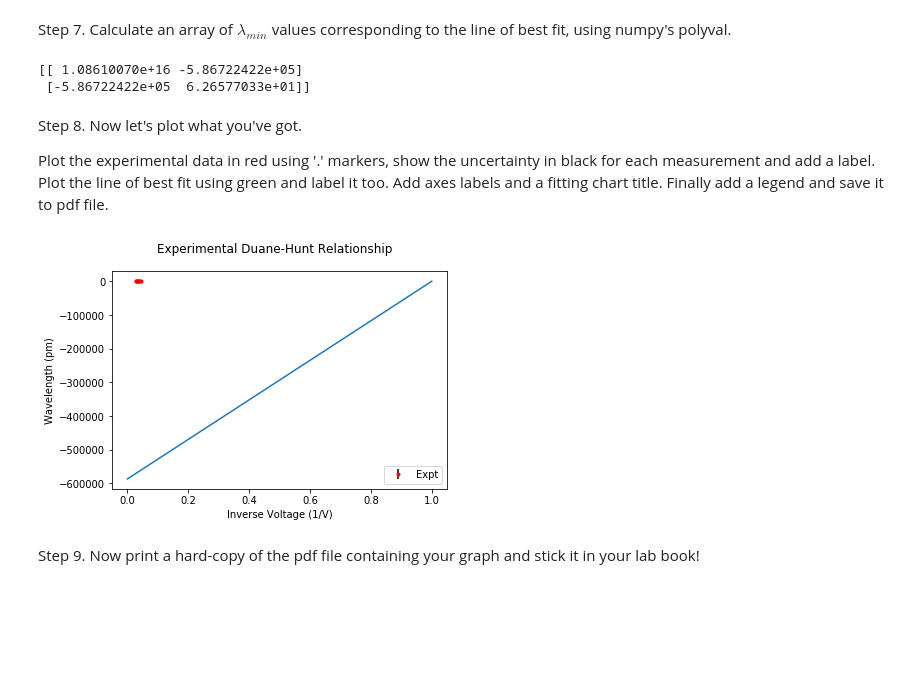
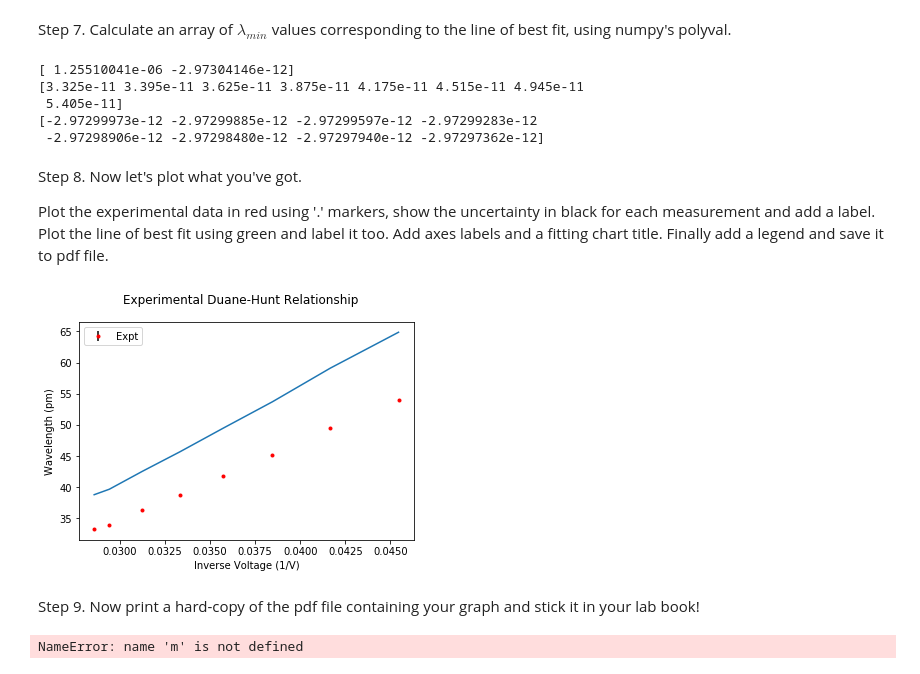
Before and after one commit to CameronFurlong/Lab_Code, a Jupyter notebook: DuaneHuntRelation_DeterminingPlancksConstant-SV.ipynb, the cells around one changed output. Saved outputs shown, nothing was run; the diff lists cells and outputs as text; code cells hidden in the pictures; blank space fills up the shorter version.

```diff
--- a/DuaneHuntRelation_DeterminingPlancksConstant-SV.ipynb
+++ b/DuaneHuntRelation_DeterminingPlancksConstant-SV.ipynb
@@ -15,9 +15,9 @@ import matplotlib.pyplot as plt
 Step 2. Enter your experimental measurements into three 1-d numpy arrays; voltages, minLambda and deltaLambda. Make sure each of these 1-d arrays has the same number of entries as each other.
 # %%
 #enter your experimental measurements for voltage in kV
-voltages=np.array([35.,34.,32.,30.,28.,26.,24.,22.])
+voltages=np.array([35000.,34000.,32000.,30000.,28000.,26000.,24000.,22000.])
 #enter your experimental measurements for the minimum wavelength in pm
-minLambda=np.array([33.25,33.95,36.25,38.75,41.75,45.15,49.45,54.05])
+minLambda=np.array([33.25*1e-12,33.95*1e-12,36.25*1e-12,38.75*1e-12,41.75*1e-12,45.15*1e-12,49.45*1e-12,54.05*1e-12])
 #enter your estimate of the uncertainty in the minimum wavelength measurements in pm
 deltaLambda=np.array([0.15,0.05,0.05,0.15,0.15,0.05,0.05,0.15])
 #Assuming your uncertainty estimates are the 95% confidence interval for a Gaussian distribution (2sigma),
@@ -25,6 +25,6 @@ deltaLambda=np.array([0.15,0.05,0.05,0.15,0.15,0.05,0.05,0.15])
 sigmaLambda=deltaLambda/2.0
 
 
-plt.plot(minLambda,voltages)
+plt.plot(1./voltages,minLambda)
 # %% [output]
 [<matplotlib.lines.Line2D at 0x...>]
@@ -52,7 +51,7 @@ print(linearParam)
 # %% [output]
 [1255.10040534   -2.97304146]
 # %%
-linearParam,covParam=np.polyfit(1./voltages, minLambda,1,w=1/sigmaLambda,cov=True)
-
+linearParam,covParam=np.polyfit(1./(voltages*1e-3), minLambda,1,w=1./sigmaLambda,cov=True)
+print(linearParam)
 print(covParam)
 # %% [output]
@@ -117,12 +117,16 @@ Uncertainty in h_estimate=5.814583109225516e-27
 Step 7. Calculate an array of $\lambda_{min}$ values corresponding to the line of best fit, using numpy's polyval.
 # %%
 #Complete the polyval command
-lambda_linFit=np.polyval(minLambda, covParam)
-
+lambda_linFit=np.polyval(linearParam,minLambda)
+print(linearParam)
+print(minLambda)
 print(lambda_linFit)
 # %% [output]
-[[ 1.08610070e+16 -5.86722422e+05]
- [-5.86722422e+05  6.26577033e+01]]
+[ 1.25510041e-06 -2.97304146e-12]
+[3.325e-11 3.395e-11 3.625e-11 3.875e-11 4.175e-11 4.515e-11 4.945e-11
+ 5.405e-11]
+[-2.97299973e-12 -2.97299885e-12 -2.97299597e-12 -2.97299283e-12
+ -2.97298906e-12 -2.97298480e-12 -2.97297940e-12 -2.97297362e-12]
 # %% [markdown]
 Step 8. Now let's plot what you've got.
 
@@ -130,21 +134,25 @@ Plot the experimental data in red using '.' markers, show the uncertainty in bla
 # %%
 #plot experimental data showing uncertainty as error bars
 plt.errorbar(1.0/voltages,minLambda,yerr=deltaLambda,linestyle='none',marker='.',c='r',ecolor='k',label='Expt')
 #plot line of best fit data just as a line and add an appropriate label
-plt.plot(lambda_linFit[1])
+plt.plot(1./(voltages),lambda_linFit)
 #add x axis label
 plt.xlabel('Inverse Voltage (1/V)')
 #add y axis label
 plt.ylabel ('Wavelength (pm)')
 #add appropriate title
 plt.suptitle ('Experimental Duane-Hunt Relationship')
 #add legend
 plt.legend()
 #Now set an appropriate file name to save it to file.
 plt.savefig("myplot.pdf",dpi=300,orientation="landscape")
 # %% [output]
-[figure, old version]
+[figure, new version]
 # %% [markdown]
 Step 9. Now print a hard-copy of the pdf file containing your graph and stick it in your lab book!
 # %%
 np.polyval?
+# %%
+h=m*e/c
+# %% [output]
+NameError: name 'm' is not defined
```
Also changed, not shown: parts of 8 cells of this notebook, 1 other file.
